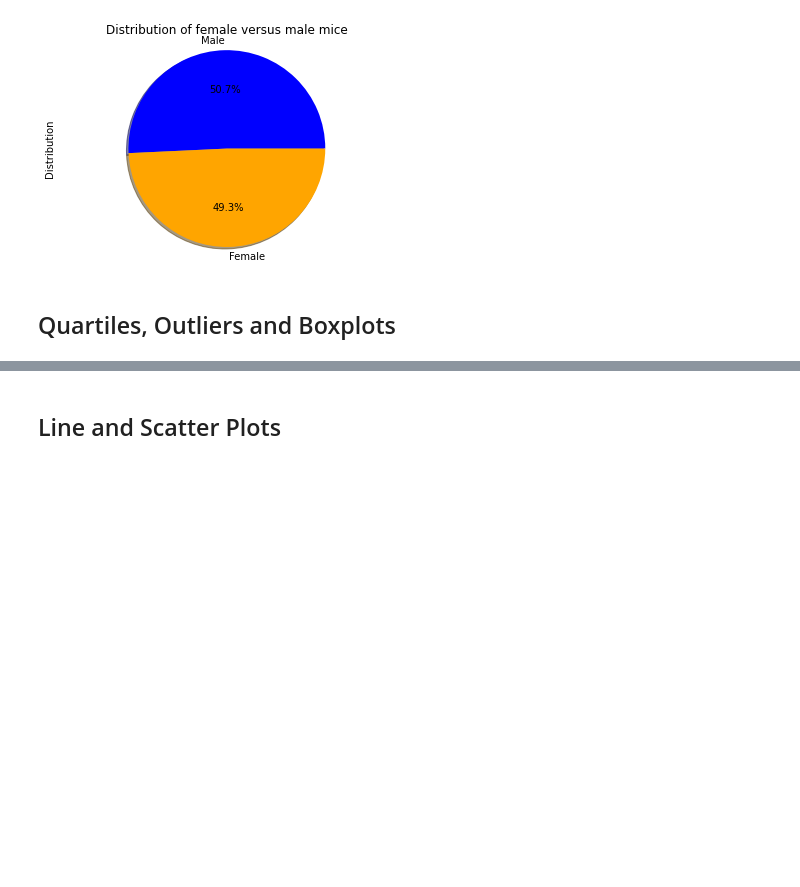
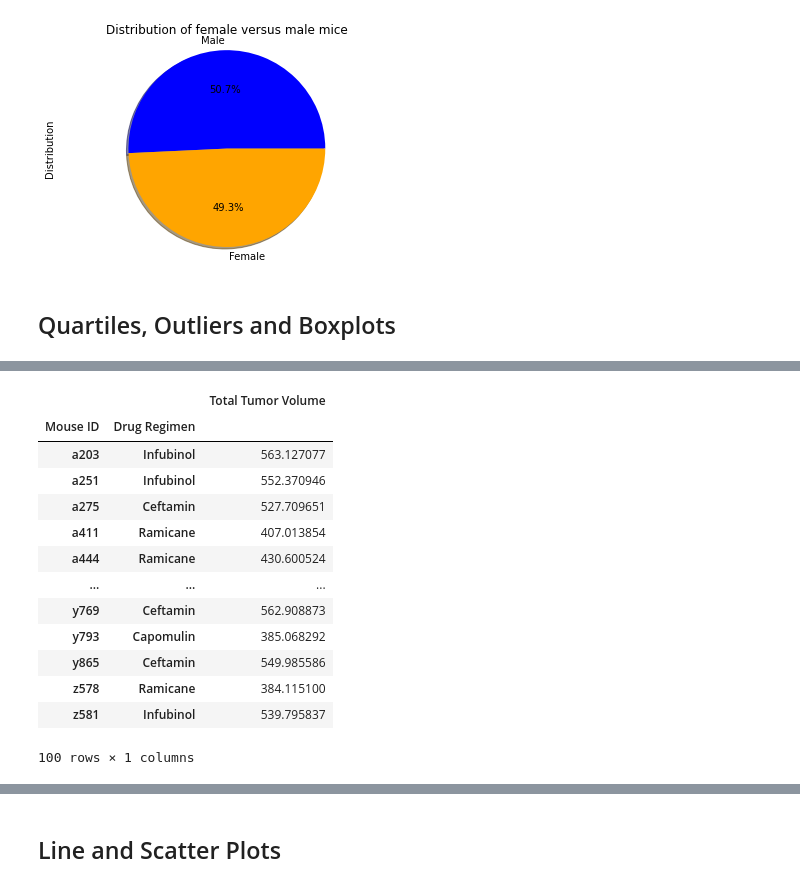
Before and after one commit to radhar16/Matplotlib---challenge, a Jupyter notebook: Pymaceuticals/pymaceuticals_starter.ipynb, the cells around one changed output, grey strips where cells are left out. Drawn from its saved outputs; the diff is of its cells as text; code cells hidden in the pictures; blank space fills up the shorter version.

```diff
--- a/Pymaceuticals/pymaceuticals_starter.ipynb
+++ b/Pymaceuticals/pymaceuticals_starter.ipynb
@@ -234,0 +243,27 @@ Text(0, 0.5, 'Distribution')
+# %%
+# Calculate the final tumor volume of each mouse across four of the treatment regimens:
+# Capomulin, Ramicane, Infubinol, and Ceftamin
+
+selected_regimens = clean_data.loc[(clean_data["Drug Regimen"] == "Capomulin") | (clean_data["Drug Regimen"] == "Ramicane")
+                                         |(clean_data["Drug Regimen"] == "Infubinol") | (clean_data["Drug Regimen"] == "Ceftamin")]
+
+selected_regimens = selected_regimens[["Mouse ID","Drug Regimen","Tumor Volume (mm3)"]]
+selected_regimens = selected_regimens.groupby(["Mouse ID","Drug Regimen"])
+total_tumor_vol = selected_regimens["Tumor Volume (mm3)"].sum()
+tumor_summary_df = pd.DataFrame({"Total Tumor Volume": total_tumor_vol})
+tumor_summary_df
+# %% [output]
+|  |  | Total Tumor Volume |
+| Mouse ID | Drug Regimen |  |
+| a203 | Infubinol | 563.127077 |
+| a251 | Infubinol | 552.370946 |
+| a275 | Ceftamin | 527.709651 |
+| a411 | Ramicane | 407.013854 |
+| a444 | Ramicane | 430.600524 |
+| ... | ... | ... |
+| y769 | Ceftamin | 562.908873 |
+| y793 | Capomulin | 385.068292 |
+| y865 | Ceftamin | 549.985586 |
+| z578 | Ramicane | 384.115100 |
+| z581 | Infubinol | 539.795837 |
+100 rows × 1 columns
```
Also changed, not shown: parts of 8 cells of this notebook.
